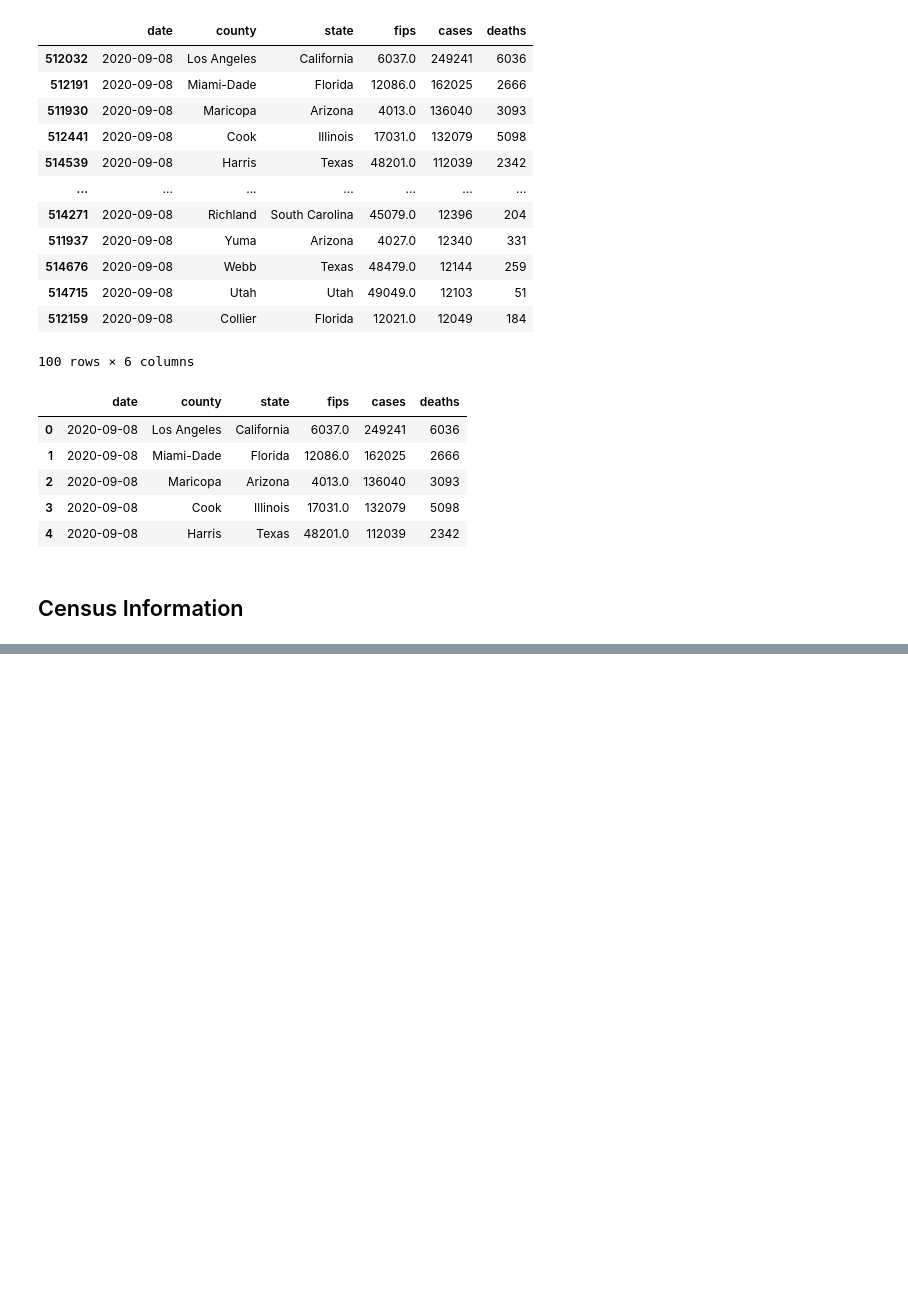
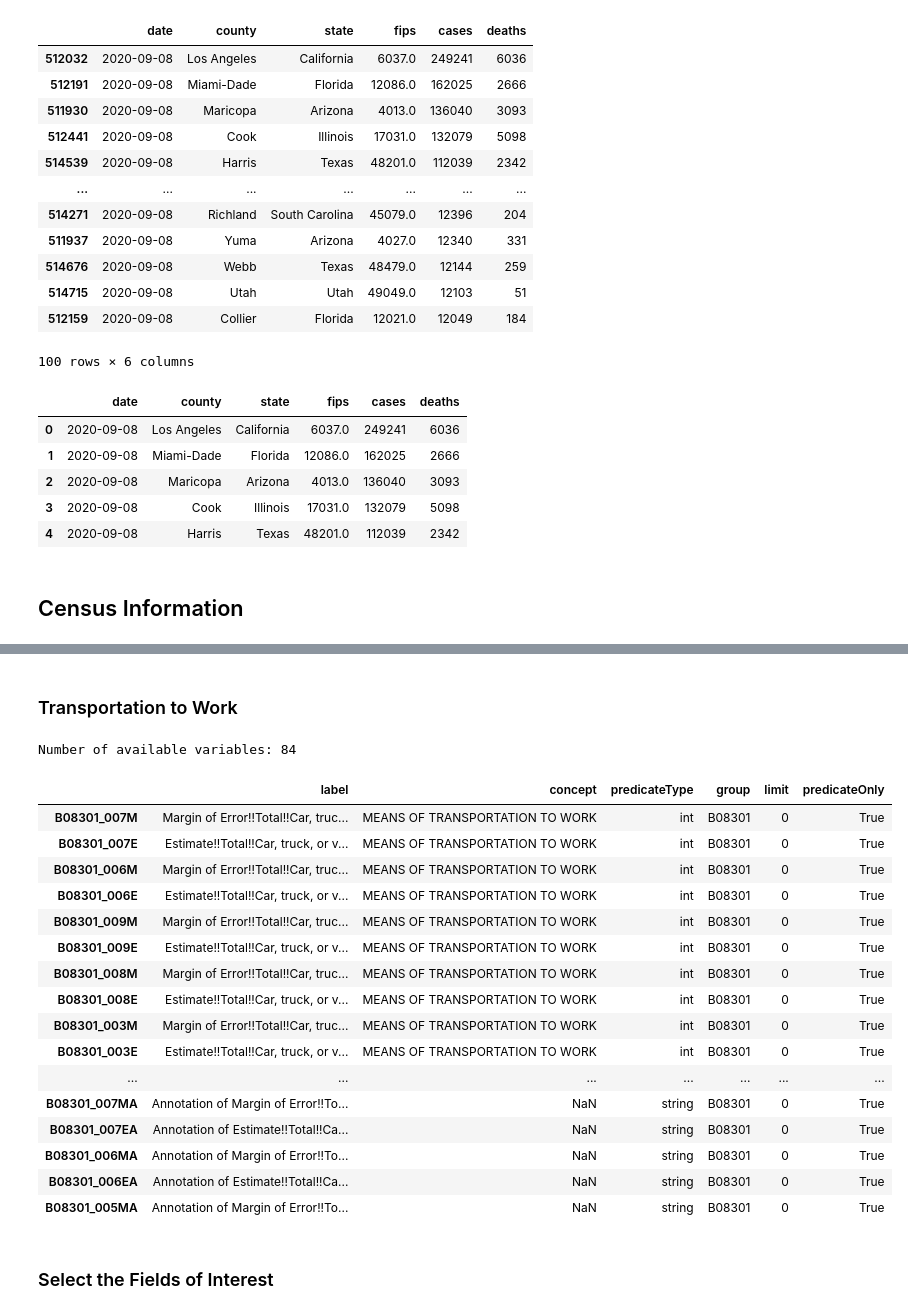
Before and after one commit to Pankaj-gh/Rice-Project-1-G11, a Jupyter notebook: main_script.ipynb, the cells around one changed output, grey strips where cells are left out. Saved outputs shown, nothing was run; the diff lists cells and outputs as text; code cells hidden in the pictures; blank space fills up the shorter version.

```diff
--- a/main_script.ipynb
+++ b/main_script.ipynb
@@ -97,0 +153,38 @@ table_df
+# %% [markdown]
+### Transportation to Work
+# %%
+# B08301 MEANS OF TRANSPORTATION TO WORK
+
+table_id ='B08301'
+
+url = table_df.loc[table_df['name']==table_id, 'variables'].values[0]
+
+# Make API call
+response = requests.get(url).json()
+
+# convert the response to a DataFrame
+variables = pd.DataFrame(response['variables']).transpose()
+
+print(f"Number of available variables: {len(variables)}")
+variables.head(50)
+# %% [output]
+Number of available variables: 84
+|  | label | concept | predicateType | group | limit | predicateOnly |
+| B08301_007M | Margin of Error!!Total!!Car, truc... | MEANS OF TRANSPORTATION TO WORK | int | B08301 | 0 | True |
+| B08301_007E | Estimate!!Total!!Car, truck, or v... | MEANS OF TRANSPORTATION TO WORK | int | B08301 | 0 | True |
+| B08301_006M | Margin of Error!!Total!!Car, truc... | MEANS OF TRANSPORTATION TO WORK | int | B08301 | 0 | True |
+| B08301_006E | Estimate!!Total!!Car, truck, or v... | MEANS OF TRANSPORTATION TO WORK | int | B08301 | 0 | True |
+| B08301_009M | Margin of Error!!Total!!Car, truc... | MEANS OF TRANSPORTATION TO WORK | int | B08301 | 0 | True |
+| B08301_009E | Estimate!!Total!!Car, truck, or v... | MEANS OF TRANSPORTATION TO WORK | int | B08301 | 0 | True |
+| B08301_008M | Margin of Error!!Total!!Car, truc... | MEANS OF TRANSPORTATION TO WORK | int | B08301 | 0 | True |
+| B08301_008E | Estimate!!Total!!Car, truck, or v... | MEANS OF TRANSPORTATION TO WORK | int | B08301 | 0 | True |
+| B08301_003M | Margin of Error!!Total!!Car, truc... | MEANS OF TRANSPORTATION TO WORK | int | B08301 | 0 | True |
+| B08301_003E | Estimate!!Total!!Car, truck, or v... | MEANS OF TRANSPORTATION TO WORK | int | B08301 | 0 | True |
+| ... | ... | ... | ... | ... | ... | ... |
+| B08301_007MA | Annotation of Margin of Error!!To... | NaN | string | B08301 | 0 | True |
+| B08301_007EA | Annotation of Estimate!!Total!!Ca... | NaN | string | B08301 | 0 | True |
+| B08301_006MA | Annotation of Margin of Error!!To... | NaN | string | B08301 | 0 | True |
+| B08301_006EA | Annotation of Estimate!!Total!!Ca... | NaN | string | B08301 | 0 | True |
+| B08301_005MA | Annotation of Margin of Error!!To... | NaN | string | B08301 | 0 | True |
+# %% [markdown]
+### Select the Fields of Interest
```
Also changed, not shown: parts of 9 cells of this notebook.
